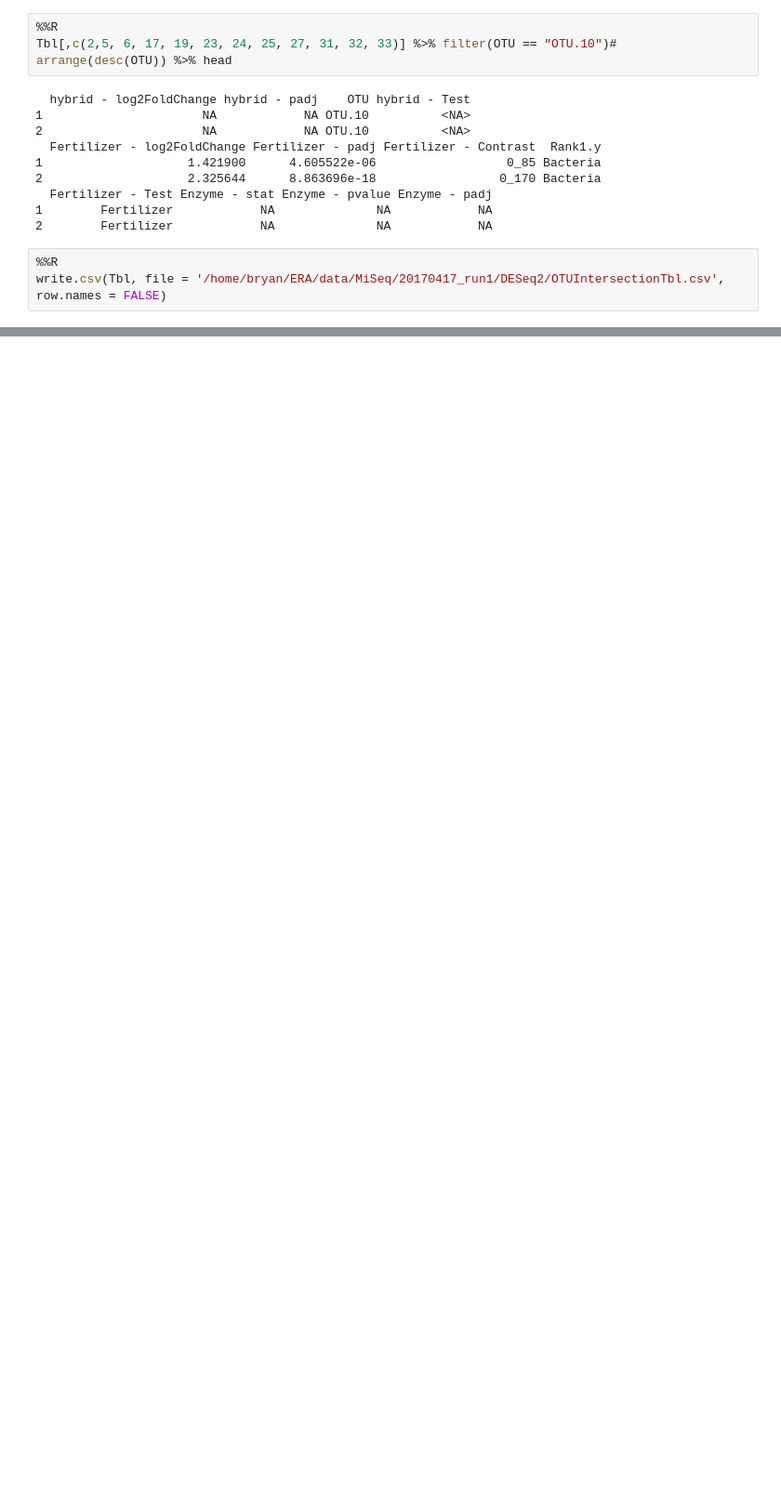
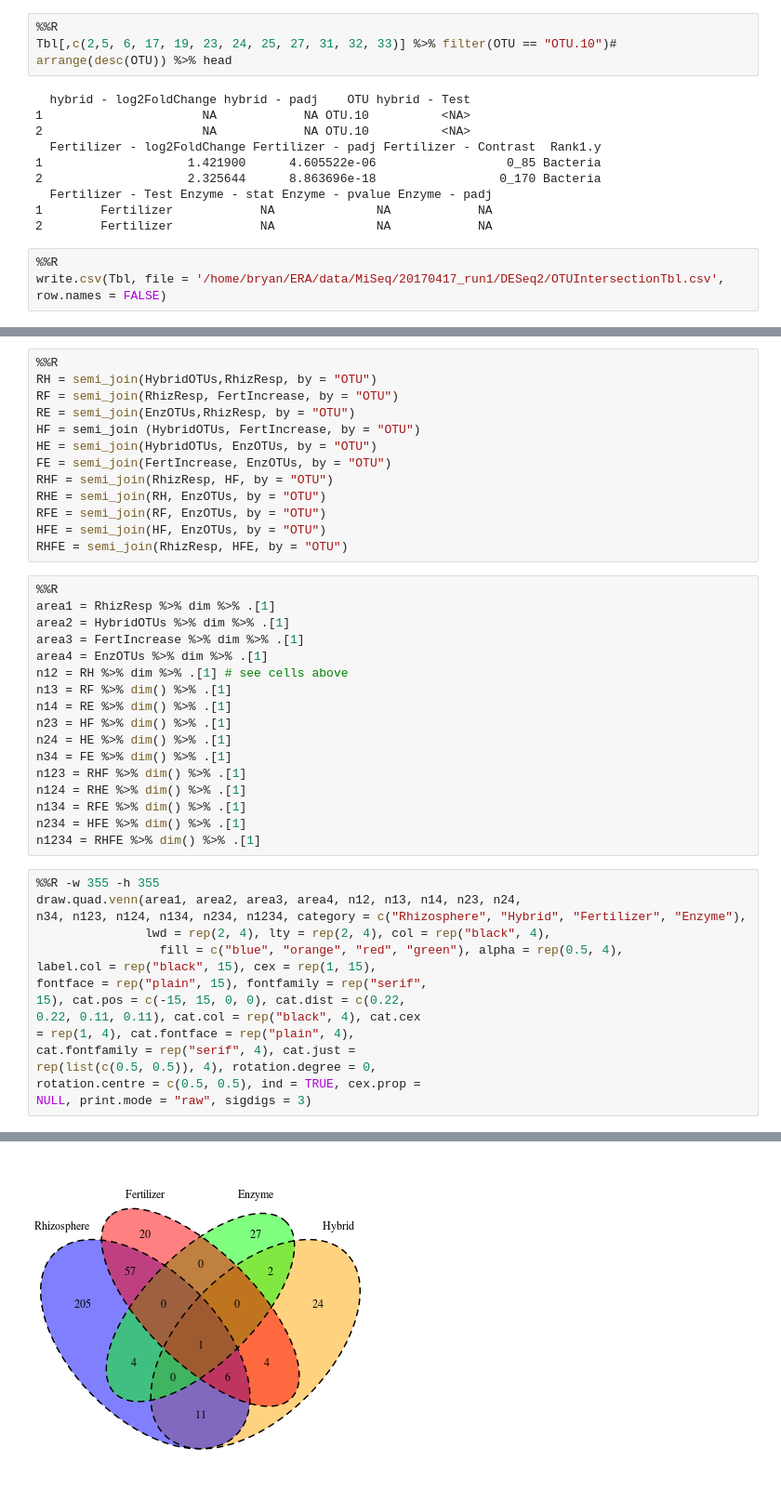
Before and after one commit to bdemmett/ERAhybrids, a Jupyter notebook: notebooks/OTU_intersection.ipynb, the cells around one changed output, grey strips where cells are left out. Shown at 93% size. Cells and saved outputs as stored; diff of their text form; blank space fills up the shorter version.

```diff
--- a/notebooks/OTU_intersection.ipynb
+++ b/notebooks/OTU_intersection.ipynb
@@ -925,0 +433,46 @@ locale:
+# %%
+%%R
+RH = semi_join(HybridOTUs,RhizResp, by = "OTU")
+RF = semi_join(RhizResp, FertIncrease, by = "OTU")
+RE = semi_join(EnzOTUs,RhizResp, by = "OTU")
+HF = semi_join (HybridOTUs, FertIncrease, by = "OTU")
+HE = semi_join(HybridOTUs, EnzOTUs, by = "OTU")
+FE = semi_join(FertIncrease, EnzOTUs, by = "OTU")
+RHF = semi_join(RhizResp, HF, by = "OTU")
+RHE = semi_join(RH, EnzOTUs, by = "OTU")
+RFE = semi_join(RF, EnzOTUs, by = "OTU")
+HFE = semi_join(HF, EnzOTUs, by = "OTU")
+RHFE = semi_join(RhizResp, HFE, by = "OTU")
+# %%
+%%R
+area1 = RhizResp %>% dim %>% .[1]
+area2 = HybridOTUs %>% dim %>% .[1]
+area3 = FertIncrease %>% dim %>% .[1]
+area4 = EnzOTUs %>% dim %>% .[1]
+n12 = RH %>% dim %>% .[1] # see cells above
+n13 = RF %>% dim() %>% .[1]
+n14 = RE %>% dim() %>% .[1]
+n23 = HF %>% dim() %>% .[1]
+n24 = HE %>% dim() %>% .[1]
+n34 = FE %>% dim() %>% .[1]
+n123 = RHF %>% dim() %>% .[1]
+n124 = RHE %>% dim() %>% .[1]
+n134 = RFE %>% dim() %>% .[1]
+n234 = HFE %>% dim() %>% .[1]
+n1234 = RHFE %>% dim() %>% .[1]
+# %%
+%%R -w 355 -h 355
+draw.quad.venn(area1, area2, area3, area4, n12, n13, n14, n23, n24,
+n34, n123, n124, n134, n234, n1234, category = c("Rhizosphere", "Hybrid", "Fertilizer", "Enzyme"),
+               lwd = rep(2, 4), lty = rep(2, 4), col = rep("black", 4),
+                 fill = c("blue", "orange", "red", "green"), alpha = rep(0.5, 4),
+label.col = rep("black", 15), cex = rep(1, 15),
+fontface = rep("plain", 15), fontfamily = rep("serif",
+15), cat.pos = c(-15, 15, 0, 0), cat.dist = c(0.22,
+0.22, 0.11, 0.11), cat.col = rep("black", 4), cat.cex
+= rep(1, 4), cat.fontface = rep("plain", 4),
+cat.fontfamily = rep("serif", 4), cat.just =
+rep(list(c(0.5, 0.5)), 4), rotation.degree = 0,
+rotation.centre = c(0.5, 0.5), ind = TRUE, cex.prop =
+NULL, print.mode = "raw", sigdigs = 3)
+# %% [output]
@@ -925,0 +480 @@ locale:
+[figure, added]
```
Also changed, not shown: parts of 48 cells of this notebook, 1 other file.
